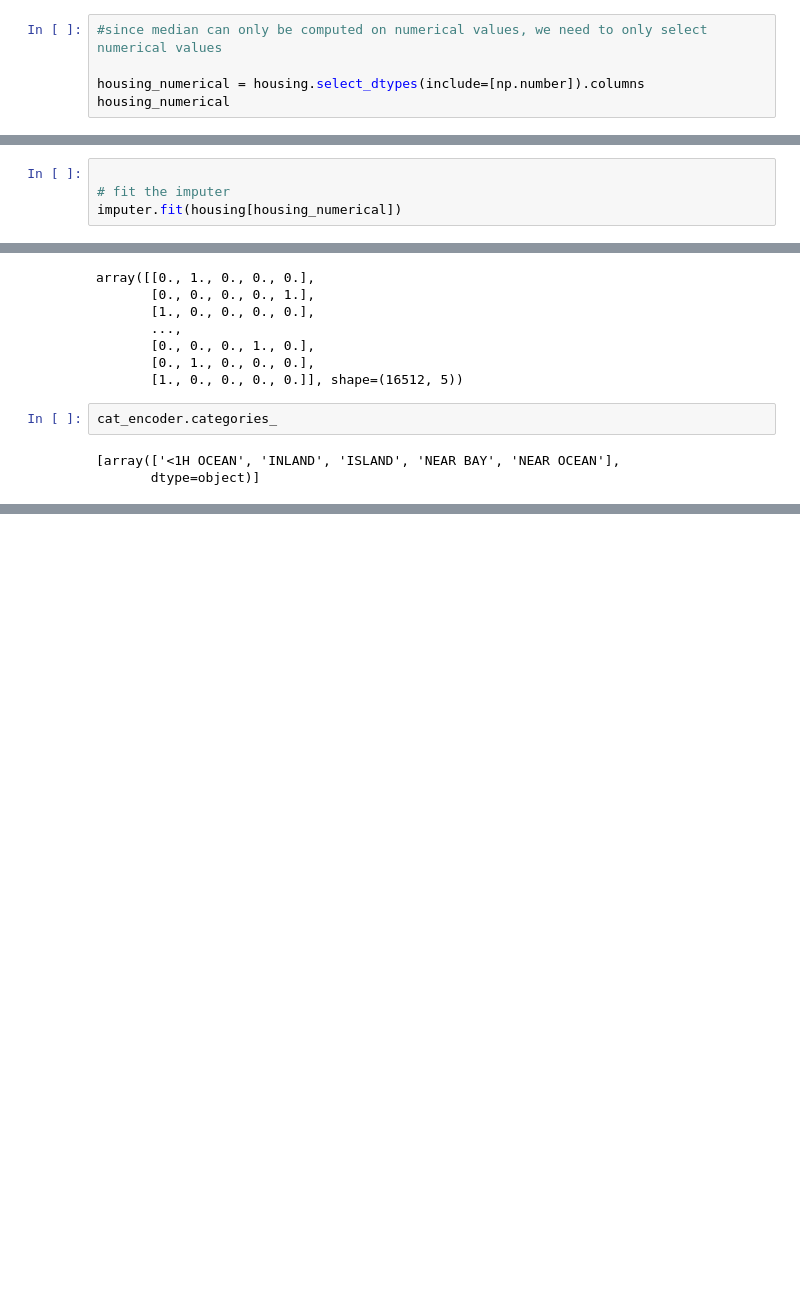
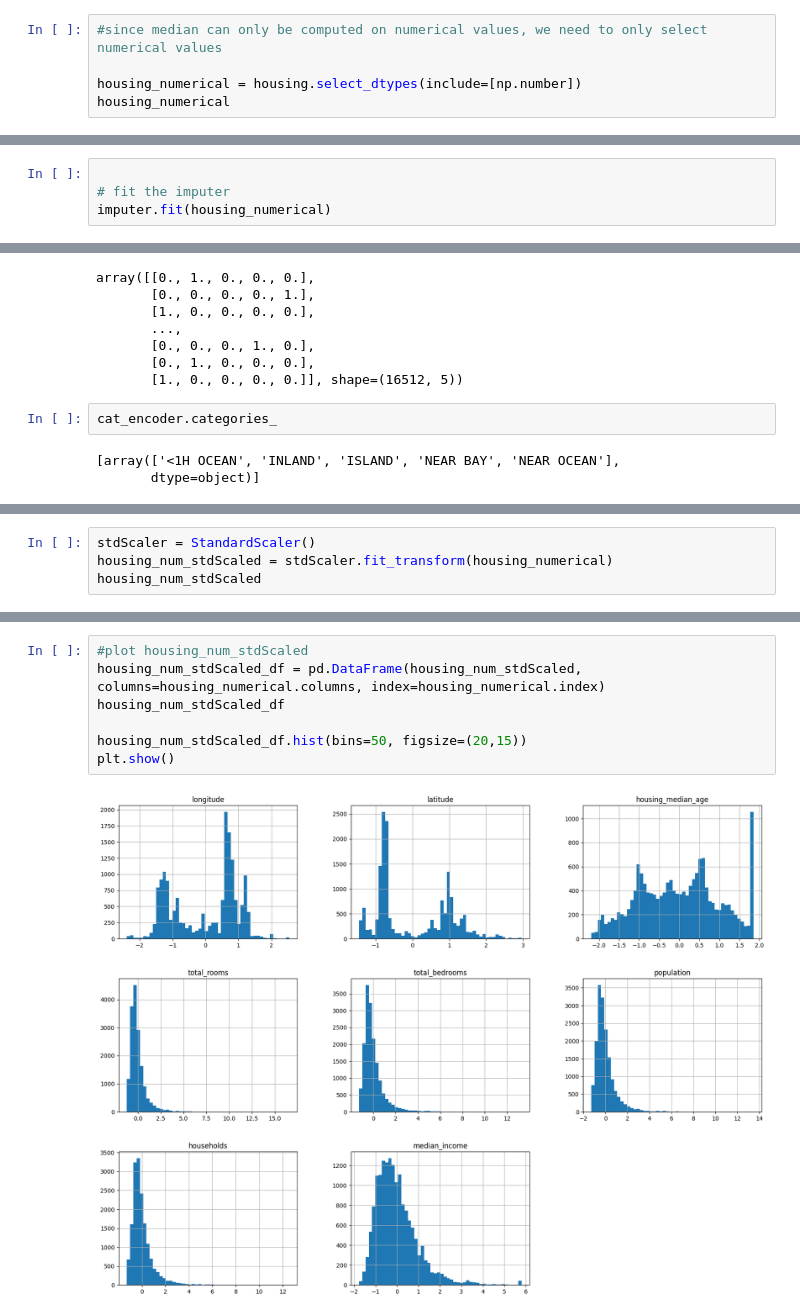
Before and after one commit to misrapk/Complete-Data-Science-and-ML-Preparation, a Jupyter notebook: Projects/01HousingPrice.ipynb, the cells around one changed output, grey strips where cells are left out. Saved outputs shown, nothing was run; the diff lists cells and outputs as text; blank space fills up the shorter version.

```diff
--- a/Projects/01HousingPrice.ipynb
+++ b/Projects/01HousingPrice.ipynb
@@ -298,6 +298,6 @@ imputer = SimpleImputer(strategy="median")  #median is used because it is robust
 # %%
 #since median can only be computed on numerical values, we need to only select numerical values
 
-housing_numerical = housing.select_dtypes(include=[np.number]).columns
+housing_numerical = housing.select_dtypes(include=[np.number])
 housing_numerical
 # %% [output]
@@ -307,7 +317,7 @@ Index(['longitude', 'latitude', 'housing_median_age', 'total_rooms',
 # %%
 
 # fit the imputer
-imputer.fit(housing[housing_numerical])
+imputer.fit(housing_numerical)
 # %% [output]
 SimpleImputer(strategy='median')
 # %%
@@ -433,0 +511,4 @@ cat_encoder.categories_
+# %%
+stdScaler = StandardScaler()
+housing_num_stdScaled = stdScaler.fit_transform(housing_numerical)
+housing_num_stdScaled
@@ -433,0 +554,9 @@ cat_encoder.categories_
+# %%
+#plot housing_num_stdScaled
+housing_num_stdScaled_df = pd.DataFrame(housing_num_stdScaled, columns=housing_numerical.columns, index=housing_numerical.index)
+housing_num_stdScaled_df
+
+housing_num_stdScaled_df.hist(bins=50, figsize=(20,15))
+plt.show()
+# %% [output]
+[figure, added]
```
Also changed, not shown: parts of 24 cells of this notebook.
